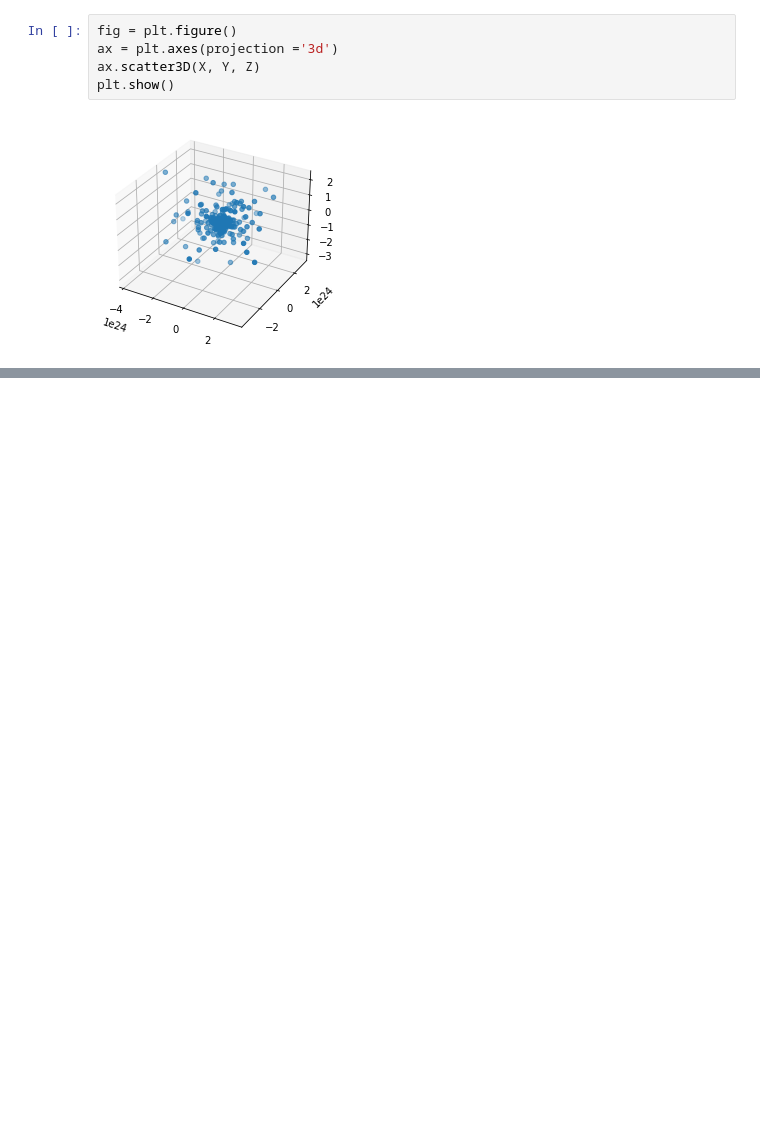
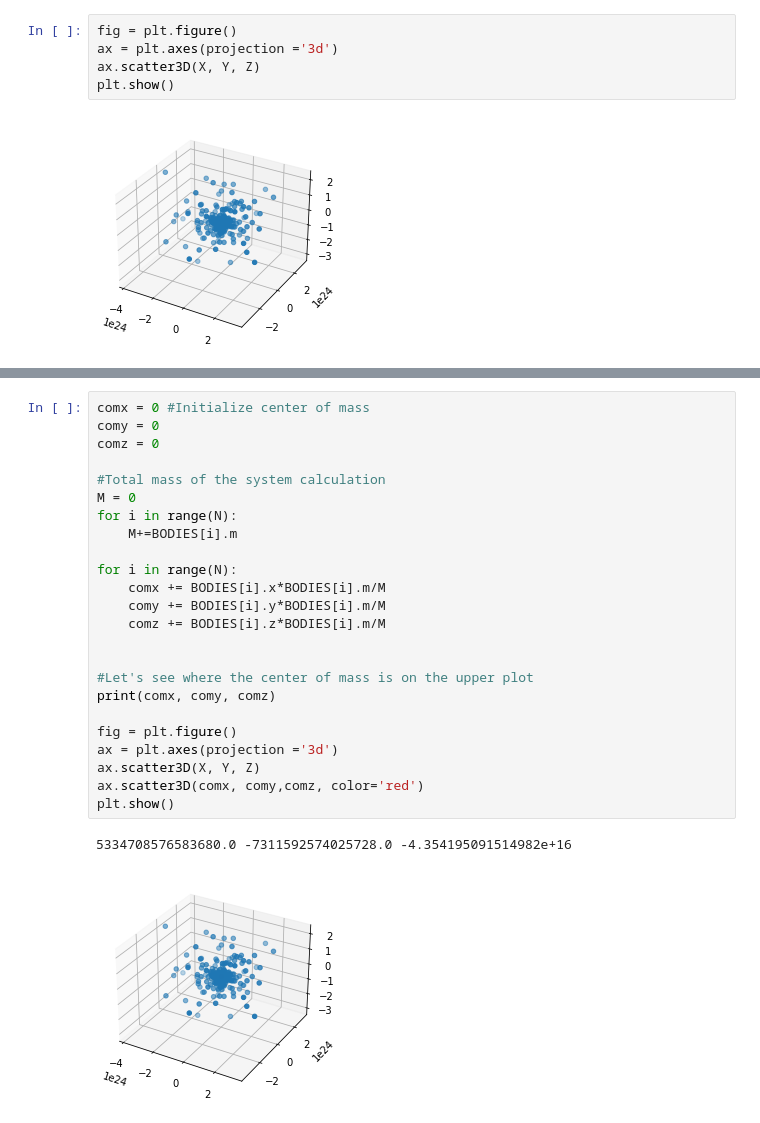
Before and after one commit to LukaJevtovic/NBody-Simulation, a Jupyter notebook: Euler.ipynb, the cells around one changed output, grey strips where cells are left out. Cells and saved outputs as stored; diff of their text form; blank space fills up the shorter version.

```diff
--- a/Euler.ipynb
+++ b/Euler.ipynb
@@ -254,0 +257,27 @@ and then calculate the density of concentric thin shells around the center of ma
+# %%
+comx = 0 #Initialize center of mass
+comy = 0
+comz = 0
+
+#Total mass of the system calculation
+M = 0
+for i in range(N):
+    M+=BODIES[i].m
+
+for i in range(N):
+    comx += BODIES[i].x*BODIES[i].m/M
+    comy += BODIES[i].y*BODIES[i].m/M
+    comz += BODIES[i].z*BODIES[i].m/M
+
+
+#Let's see where the center of mass is on the upper plot
+print(comx, comy, comz)
+
+fig = plt.figure()
+ax = plt.axes(projection ='3d')
+ax.scatter3D(X, Y, Z)
+ax.scatter3D(comx, comy,comz, color='red')
+plt.show()
+# %% [output]
+5334708576583680.0 -7311592574025728.0 -4.354195091514982e+16
+[figure, added]
```
Also changed, not shown: parts of 8 cells of this notebook.
